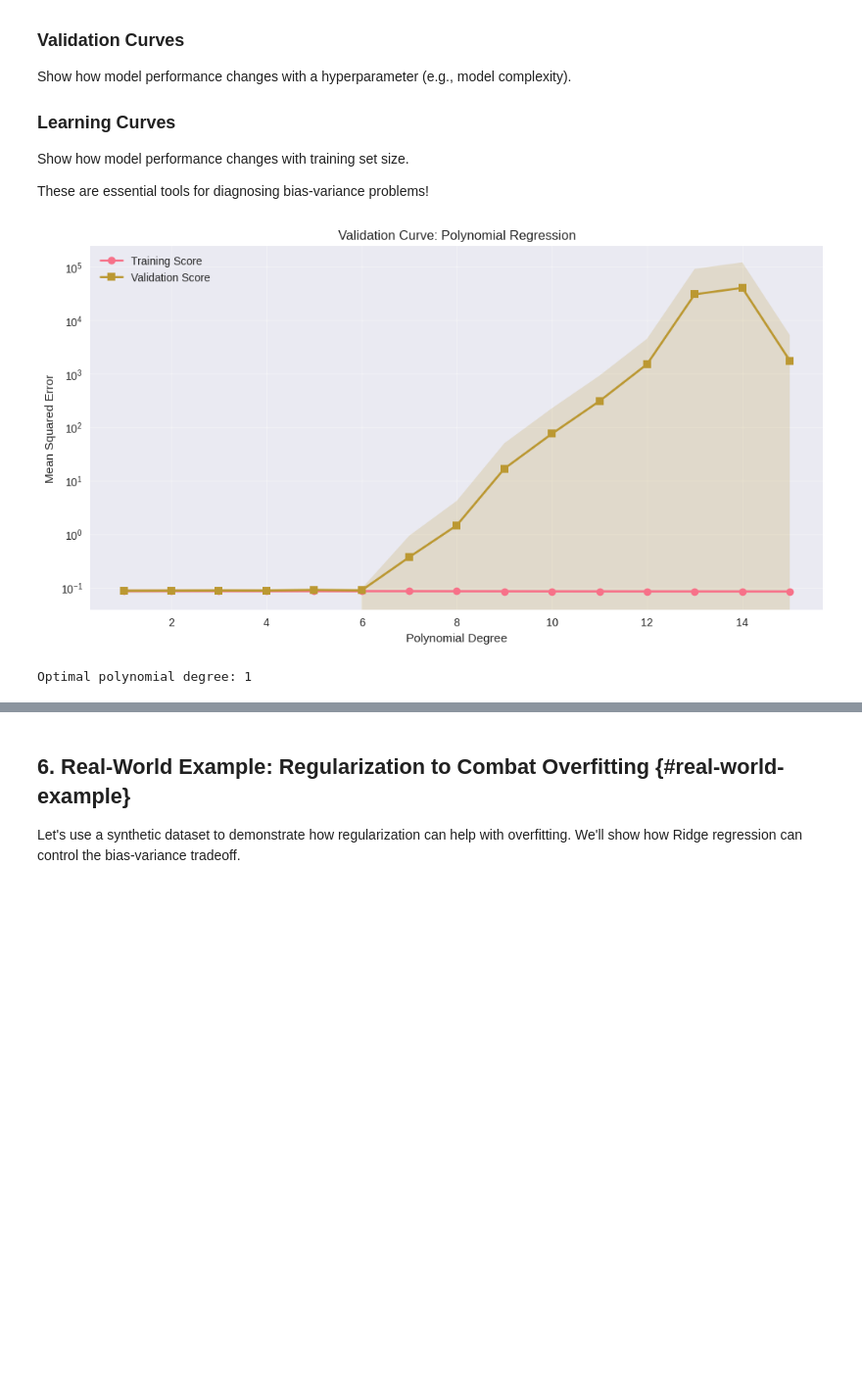
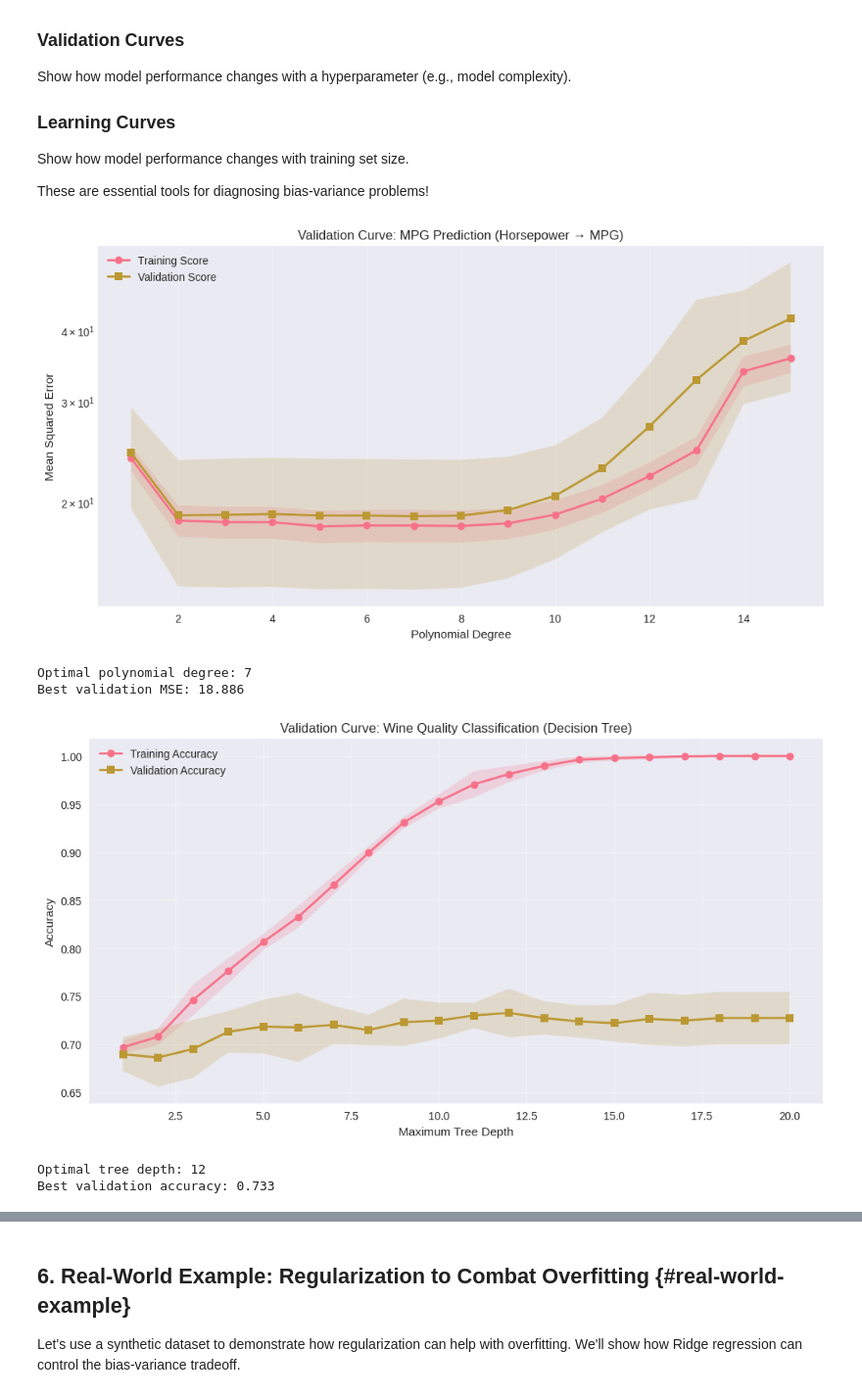
Before and after one commit to SrinathMLOps/MLPractise, a Jupyter notebook: bias_variance_tutorial.ipynb, the cells around one changed output, grey strips where cells are left out. Shown at 98% size. Saved outputs shown, nothing was run; the diff lists cells and outputs as text; code cells hidden in the pictures; blank space fills up the shorter version.

```diff
--- a/bias_variance_tutorial.ipynb
+++ b/bias_variance_tutorial.ipynb
@@ -328,51 +474,90 @@ Show how model performance changes with training set size.
 
 These are essential tools for diagnosing bias-variance problems!
 # %%
-# Generate a more complex dataset for better demonstration
-X_complex, y_complex = make_regression(n_samples=1000, n_features=1, noise=0.3, random_state=42)
-X_train_complex, X_test_complex, y_train_complex, y_test_complex = train_test_split(
-    X_complex, y_complex, test_size=0.3, random_state=42
+# Use the Auto MPG dataset for validation curves (single feature regression)
+X_train_single, X_test_single, y_train_single, y_test_single = train_test_split(
+    X_single, y_single, test_size=0.3, random_state=42
 )
 
-# Create validation curve for polynomial regression
+# Create validation curve for polynomial regression on Auto MPG data
 degrees = range(1, 16)
 train_scores, test_scores = validation_curve(
     Pipeline([('poly', PolynomialFeatures()), ('linear', LinearRegression())]),
-    X_train_complex, y_train_complex,
+    X_train_single, y_train_single,
     param_name='poly__degree',
     param_range=degrees,
     cv=5, scoring='neg_mean_squared_error'
 )
 
 # Convert to positive MSE
 train_scores = -train_scores
 test_scores = -test_scores
 
 # Calculate mean and std
 train_mean = np.mean(train_scores, axis=1)
 train_std = np.std(train_scores, axis=1)
 test_mean = np.mean(test_scores, axis=1)
 test_std = np.std(test_scores, axis=1)
 
 # Plot validation curve
 plt.figure(figsize=(12, 6))
 plt.plot(degrees, train_mean, 'o-', label='Training Score', linewidth=2)
 plt.fill_between(degrees, train_mean - train_std, train_mean + train_std, alpha=0.2)
 plt.plot(degrees, test_mean, 's-', label='Validation Score', linewidth=2)
 plt.fill_between(degrees, test_mean - test_std, test_mean + test_std, alpha=0.2)
 
 plt.xlabel('Polynomial Degree')
 plt.ylabel('Mean Squared Error')
-plt.title('Validation Curve: Polynomial Regression')
+plt.title('Validation Curve: MPG Prediction (Horsepower → MPG)')
 plt.legend()
 plt.grid(True, alpha=0.3)
 plt.yscale('log')
 plt.show()
 
 # Find optimal degree
 optimal_degree = degrees[np.argmin(test_mean)]
 print(f"Optimal polynomial degree: {optimal_degree}")
+print(f"Best validation MSE: {test_mean[optimal_degree-1]:.3f}")
+
+# Also create a validation curve for Decision Tree depth on Wine Quality data
+max_depths = range(1, 21)
+train_scores_dt, test_scores_dt = validation_curve(
+    DecisionTreeClassifier(random_state=42),
+    X_train, y_train,
+    param_name='max_depth',
+    param_range=max_depths,
+    cv=5, scoring='accuracy'
+)
+
+# Calculate mean and std for decision trees
+train_mean_dt = np.mean(train_scores_dt, axis=1)
+train_std_dt = np.std(train_scores_dt, axis=1)
+test_mean_dt = np.mean(test_scores_dt, axis=1)
+test_std_dt = np.std(test_scores_dt, axis=1)
+
+# Plot validation curve for decision trees
+plt.figure(figsize=(12, 6))
+plt.plot(max_depths, train_mean_dt, 'o-', label='Training Accuracy', linewidth=2)
+plt.fill_between(max_depths, train_mean_dt - train_std_dt, train_mean_dt + train_std_dt, alpha=0.2)
+plt.plot(max_depths, test_mean_dt, 's-', label='Validation Accuracy', linewidth=2)
+plt.fill_between(max_depths, test_mean_dt - test_std_dt, test_mean_dt + test_std_dt, alpha=0.2)
+
+plt.xlabel('Maximum Tree Depth')
+plt.ylabel('Accuracy')
+plt.title('Validation Curve: Wine Quality Classification (Decision Tree)')
+plt.legend()
+plt.grid(True, alpha=0.3)
+plt.show()
+
+# Find optimal depth
+optimal_depth = max_depths[np.argmax(test_mean_dt)]
+print(f"Optimal tree depth: {optimal_depth}")
+print(f"Best validation accuracy: {test_mean_dt[optimal_depth-1]:.3f}")
 # %% [output]
-[figure, old version]
+[figure, new version]
-Optimal polynomial degree: 1
+Optimal polynomial degree: 7
+Best validation MSE: 18.886
+[figure, added]
+Optimal tree depth: 12
+Best validation accuracy: 0.733
 # %%
```
Also changed, not shown: parts of 21 cells of this notebook.
